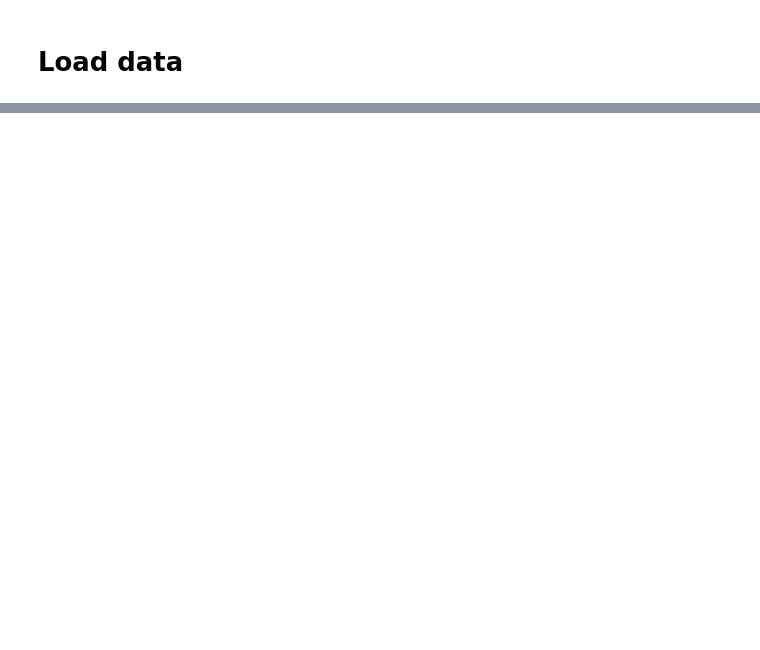
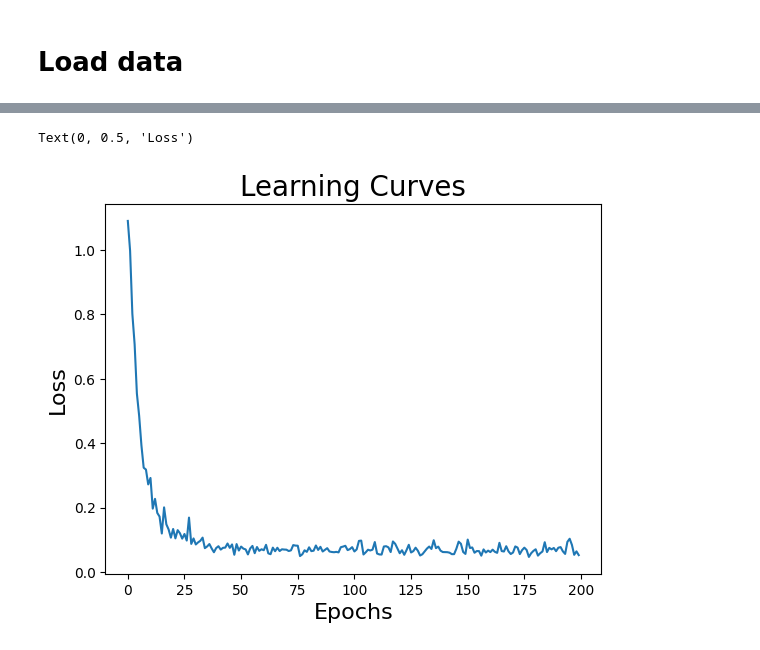
Before and after one commit to JessyD/Oxml-carcinoma-classification, a Jupyter notebook: src/train.ipynb, the cells around one changed output, grey strips where cells are left out. Saved outputs shown, nothing was run; the diff lists cells and outputs as text; code cells hidden in the pictures; blank space fills up the shorter version.

```diff
--- a/src/train.ipynb
+++ b/src/train.ipynb
@@ -103,0 +225,39 @@ WARNING:matplotlib.image:Clipping input data to the valid range for imshow with
+# %%
+# note that only the last parameters will be optimized
+optimizer = optim.SGD(model.fc.parameters(), lr=0.01, momentum=0.9)
+
+# Define the loss function
+# use weights to balance out the imbalanced classification
+weights = [1/n_healthy, 1/n_benign, 1/n_malign]
+class_weights = torch.FloatTensor(weights).to(device)
+criterion = nn.CrossEntropyLoss(weight=class_weights)
+
+# Decay LR by a factor of 0.1 every 7 epochs
+scheduler = lr_scheduler.ReduceLROnPlateau(optimizer, min_lr=1e-6, patience=50)
+# %%
+num_epochs = 200
+epoch_loss_list = []
+epoch_lr = []
+model.train()
+for epoch in range(num_epochs):
+  running_loss = 0.0
+  print('-' * 10)
+  for inputs in dataloader:
+    images = inputs["image"].to(device)
+    labels = inputs["label"].to(device)
+
+    # zero the parameter gradients
+    optimizer.zero_grad()
+
+    outputs = model(images)
+    loss = criterion(outputs, labels)
+    running_loss += loss.item()
+
+    loss.backward()
+    optimizer.step()
+    scheduler.step(loss)
+
+  epoch_loss = running_loss / len(dataloader)
+  epoch_loss_list.append(epoch_loss)
+  epoch_lr.append(get_lr(optimizer))
+  print(f"Epoch {epoch}/{num_epochs} - Loss: {epoch_loss:.4f}")
@@ -103,0 +282,8 @@ WARNING:matplotlib.image:Clipping input data to the valid range for imshow with
+# %%
+plt.plot(epoch_loss_list)
+plt.title("Learning Curves", fontsize=20)
+plt.xlabel("Epochs", fontsize=16)
+plt.ylabel("Loss", fontsize=16)
+# %% [output]
+Text(0, 0.5, 'Loss')
+[figure, added]
```
Also changed, not shown: parts of 24 cells of this notebook, 1 other file.
